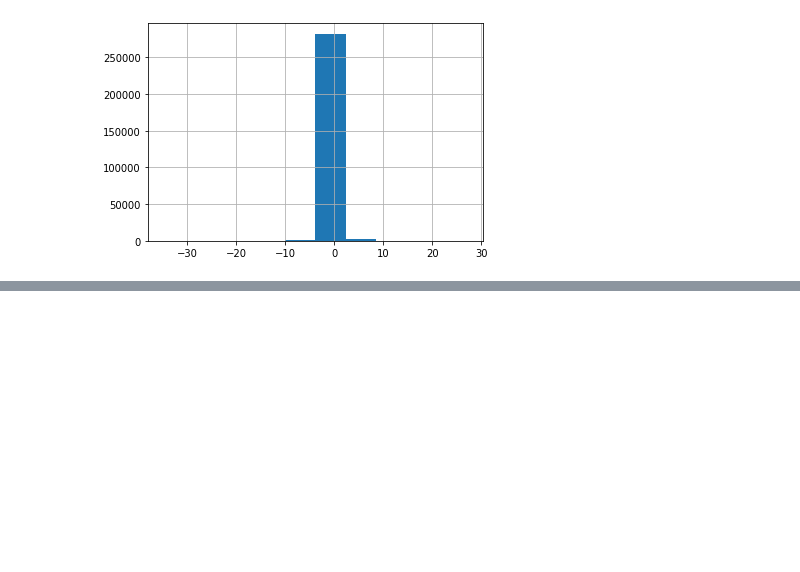
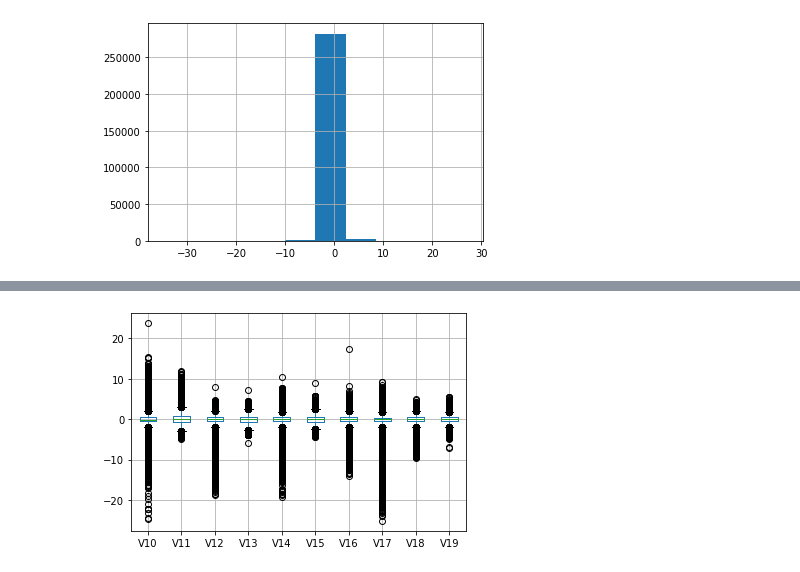
Before and after one commit to ipatel467/Credit-Card-Fraud-Detection, a Jupyter notebook: Index.ipynb, the cells around one changed output, grey strips where cells are left out. Drawn from its saved outputs; the diff is of its cells as text; code cells hidden in the pictures; blank space fills up the shorter version.

```diff
--- a/Index.ipynb
+++ b/Index.ipynb
@@ -117,0 +133,4 @@ df['V21'].hist()
+# %%
+df.boxplot(column=[ 'V10','V11','V12','V13','V14','V15','V16','V17','V18','V19']);
+# %% [output]
+[figure, added]
```
Also changed, not shown: parts of 6 cells of this notebook.
